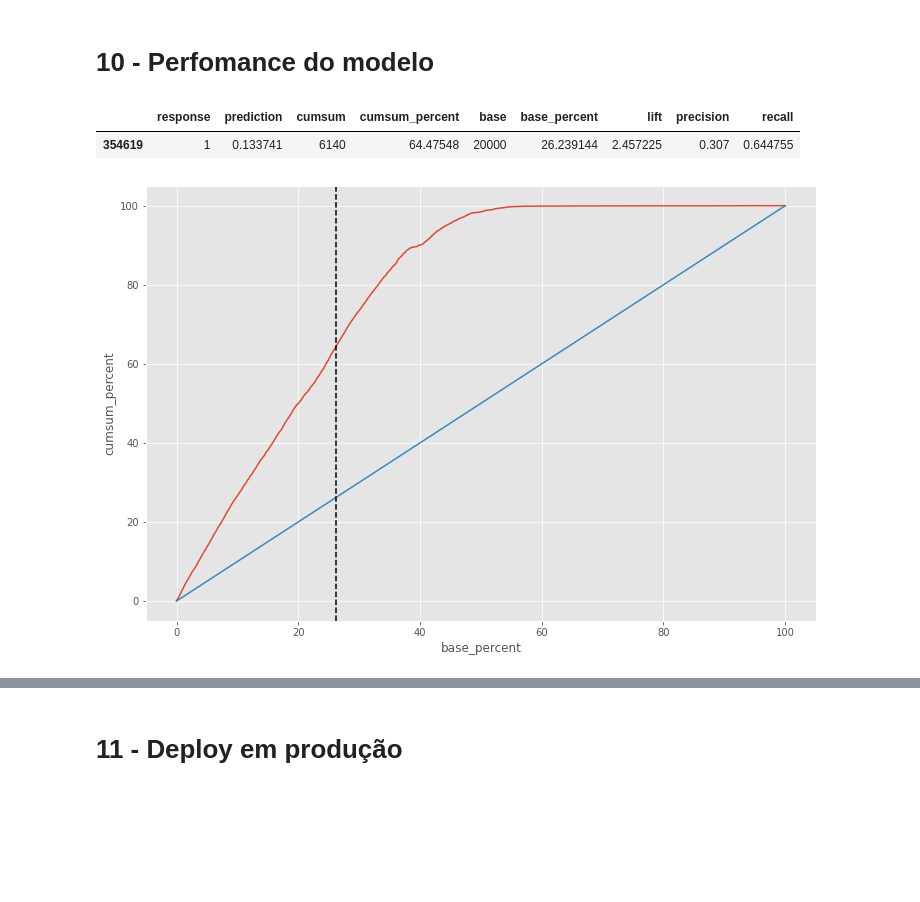
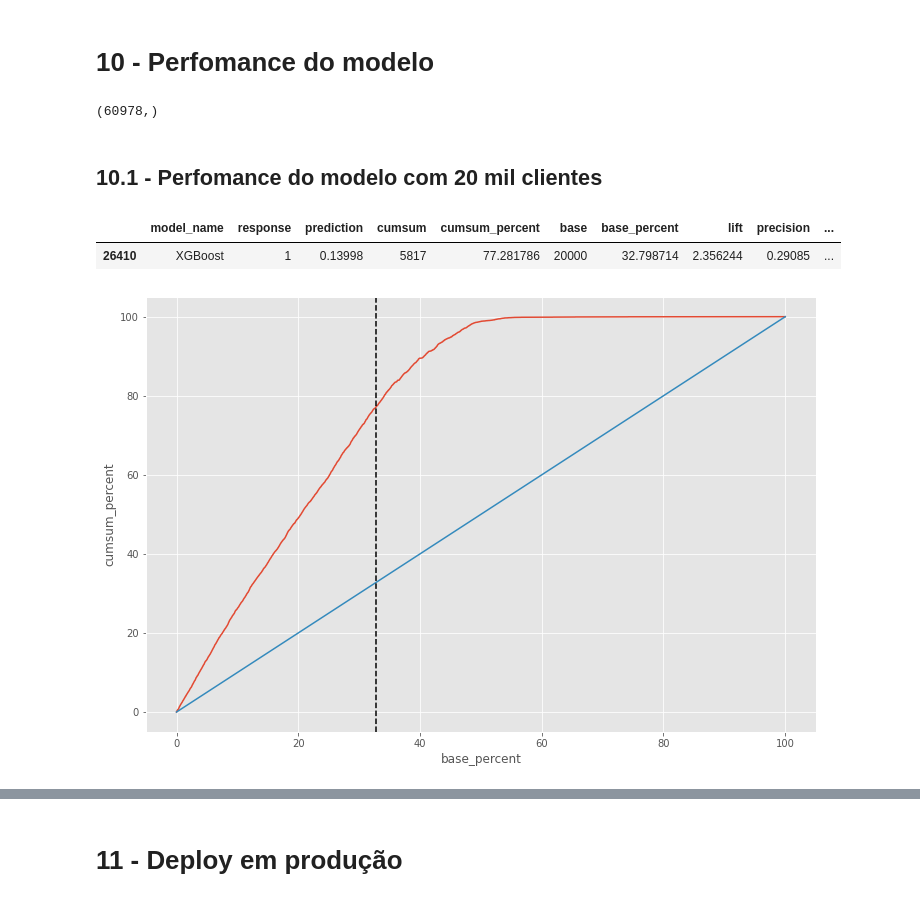
Before and after one commit to jhonatanmarques92/health_insurance_cross_sell, a Jupyter notebook: notebook/health_insurance_cross_sell.ipynb, the cells around one changed output, grey strips where cells are left out. Saved outputs shown, nothing was run; the diff lists cells and outputs as text; code cells hidden in the pictures; blank space fills up the shorter version.

```diff
--- a/notebook/health_insurance_cross_sell.ipynb
+++ b/notebook/health_insurance_cross_sell.ipynb
@@ -806,7 +840,7 @@ mms_vintage = MinMaxScaler()
 X_train['age'] = mms_age.fit_transform(X_train[['age']])
 joblib.dump(mms_age, '../src/features/mms_age.joblib')
 
-X_train['age'] = mms_vintage.fit_transform(X_train[['age']])
+X_train['vintage'] = mms_vintage.fit_transform(X_train[['vintage']])
 joblib.dump(mms_vintage, '../src/features/mms_vintage.joblib')
 
 # -------------------- Teste --------------------
@@ -1082,6 +1166,9 @@ xgb_model.fit(X_train_fs, y_train_fs)
 
 # Predição do modelo
 y_pred_xgb = xgb_model.predict_proba(X_test_fs)
+
+# Dataframe da performance
+df_xgb = performance('XGBoost', y_test_fs, y_pred_xgb)
 # %%
 # Curva de ganho cumulativo
 skplt.metrics.plot_cumulative_gain(y_test_fs, y_pred_xgb);
@@ -1107,7 +1201,7 @@ O recall top K é: 0.7344324267562743
 # %% [markdown]
 ### 8.5.1 - XGBoost com cross validation
 # %%
-df_xgb = cross_validation('XGBoost', xgb_model, 3, X_train_fs, y_train_fs, 0.3)
-df_xgb
+df_xgb_cv = cross_validation('XGBoost', xgb_model, 3, X_train_fs, y_train_fs, 0.3)
+df_xgb_cv
 # %% [output]
 |  | model_name | Precision | Recall |
@@ -1196,15 +1295,21 @@ df10['recall'] = df10['cumsum'] /df10['response'].sum()
-# %%
-df10[df10['base'] == 20000]
-# %% [output]
-|  | response | prediction | cumsum | cumsum_percent | base | base_percent | lift | precision | recall |
-| 354619 | 1 | 0.133741 | 6140 | 64.47548 | 20000 | 26.239144 | 2.457225 | 0.307 | 0.644755 |
+# %%
+y_test_fs.shape
+# %% [output]
+(60978,)
+# %% [markdown]
+## 10.1 - Perfomance do modelo com 20 mil clientes
+# %%
+df_xgb[df_xgb['base'] == 20000]
+# %% [output]
+|  | model_name | response | prediction | cumsum | cumsum_percent | base | base_percent | lift | precision | ... |
+| 26410 | XGBoost | 1 | 0.13998 | 5817 | 77.281786 | 20000 | 32.798714 | 2.356244 | 0.29085 | ... |
 # %%
 plt.figure( figsize=(12,8))
-sns.lineplot(x='base_percent', y='cumsum_percent', data=df10)
-sns.lineplot(x='base_percent', y='base_percent', data=df10)
+sns.lineplot(x='base_percent', y='cumsum_percent', data=df_xgb)
+sns.lineplot(x='base_percent', y='base_percent', data=df_xgb)
 
-plt.axvline(26.239144,linestyle='--', color='black');
+plt.axvline(32.798714,linestyle='--', color='black');
 # %% [output]
-[figure, old version]
+[figure, new version]
 # %%
 plt.figure( figsize=(12,8))
```
Also changed, not shown: parts of 93 cells of this notebook, 10 other files.
